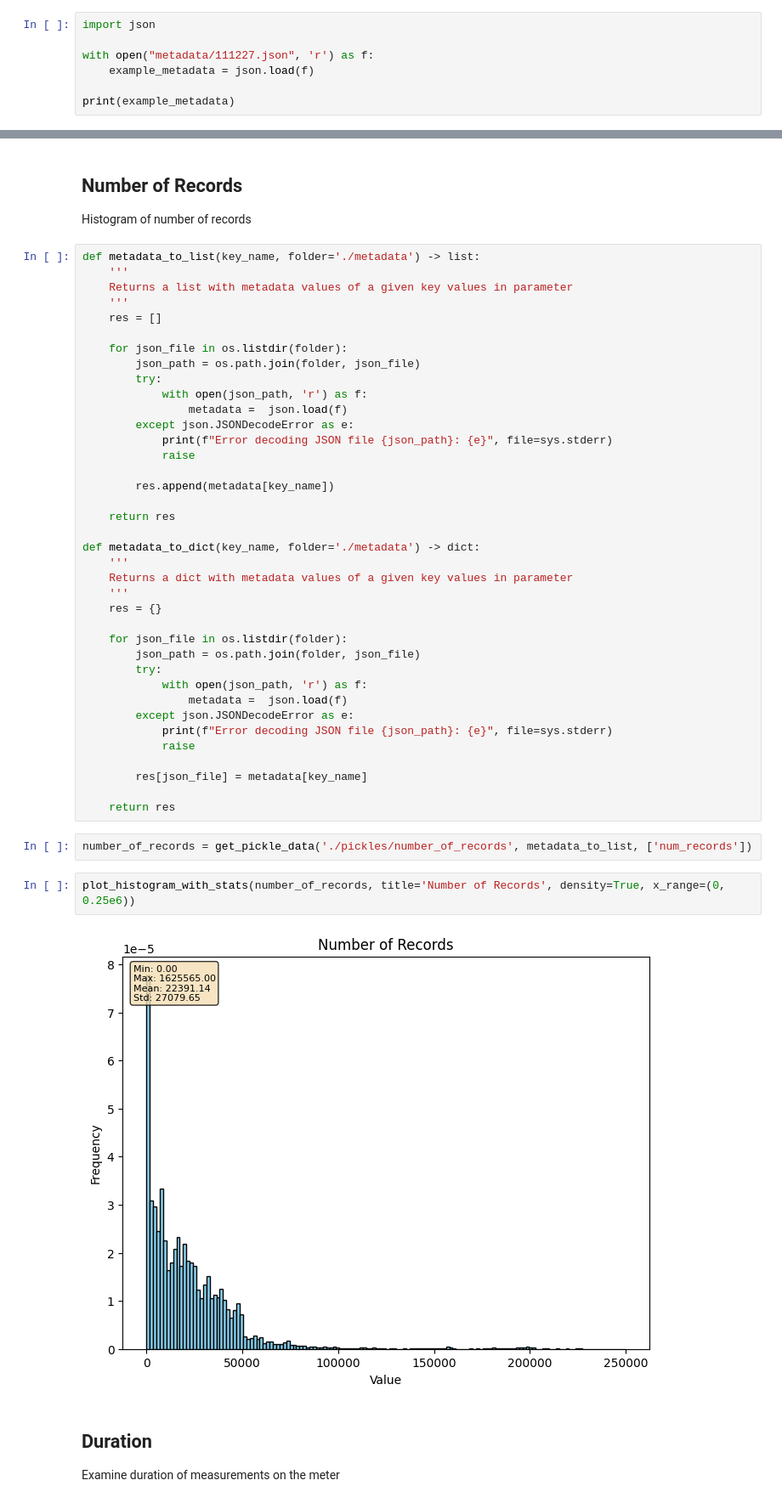
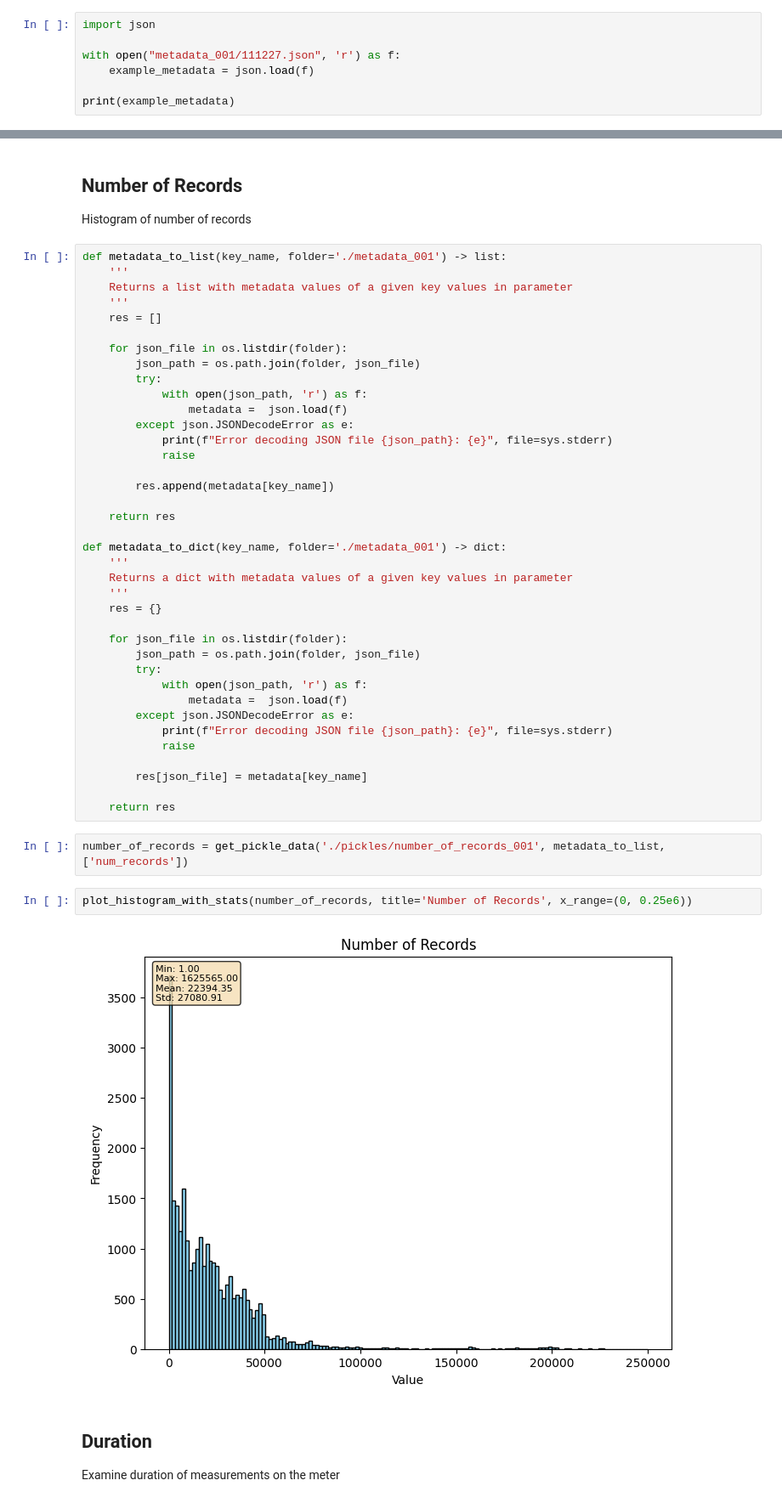
Before and after one commit to andres-cerny/master_thesis, a Jupyter notebook: data_exploration.ipynb, the cells around one changed output, grey strips where cells are left out. Shown at 85% size. Saved outputs shown, nothing was run; the diff lists cells and outputs as text.

```diff
--- a/data_exploration.ipynb
+++ b/data_exploration.ipynb
@@ -340,7 +389,7 @@ Metadata are created in file `create_metadata.py`
 # %%
 import json
 
-with open("metadata/111227.json", 'r') as f:
+with open("metadata_001/111227.json", 'r') as f:
     example_metadata = json.load(f)
 
 print(example_metadata)
@@ -350,7 +399,7 @@ print(example_metadata)
 ## Number of Records
 Histogram of number of records
 # %%
-def metadata_to_list(key_name, folder='./metadata') -> list:
+def metadata_to_list(key_name, folder='./metadata_001') -> list:
     '''
     Returns a list with metadata values of a given key values in parameter
     '''
@@ -369,7 +418,7 @@ def metadata_to_list(key_name, folder='./metadata') -> list:
 
     return res
 
-def metadata_to_dict(key_name, folder='./metadata') -> dict:
+def metadata_to_dict(key_name, folder='./metadata_001') -> dict:
     '''
     Returns a dict with metadata values of a given key values in parameter
     '''
@@ -388,11 +437,11 @@ def metadata_to_dict(key_name, folder='./metadata') -> dict:
 
     return res
 # %%
-number_of_records = get_pickle_data('./pickles/number_of_records', metadata_to_list, ['num_records'])
+number_of_records = get_pickle_data('./pickles/number_of_records_001', metadata_to_list, ['num_records'])
 # %%
-plot_histogram_with_stats(number_of_records, title='Number of Records', density=True, x_range=(0, 0.25e6))
+plot_histogram_with_stats(number_of_records, title='Number of Records', x_range=(0, 0.25e6))
 # %% [output]
-[figure, old version]
+[figure, new version]
 # %% [markdown]
 ## Duration
 Examine duration of measurements on the meter
```
Also changed, not shown: parts of 38 cells of this notebook, 4 other files.
